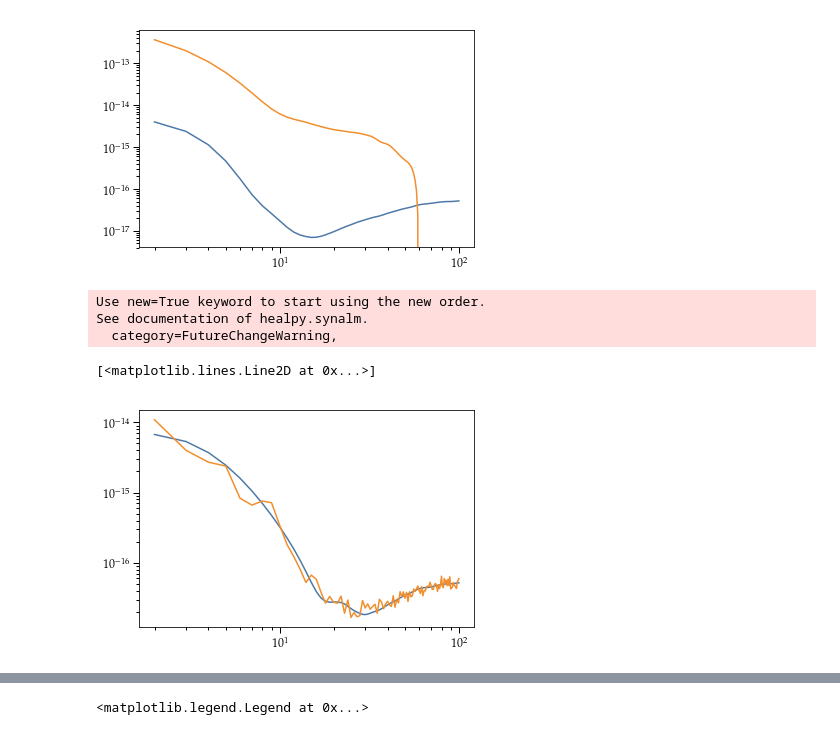
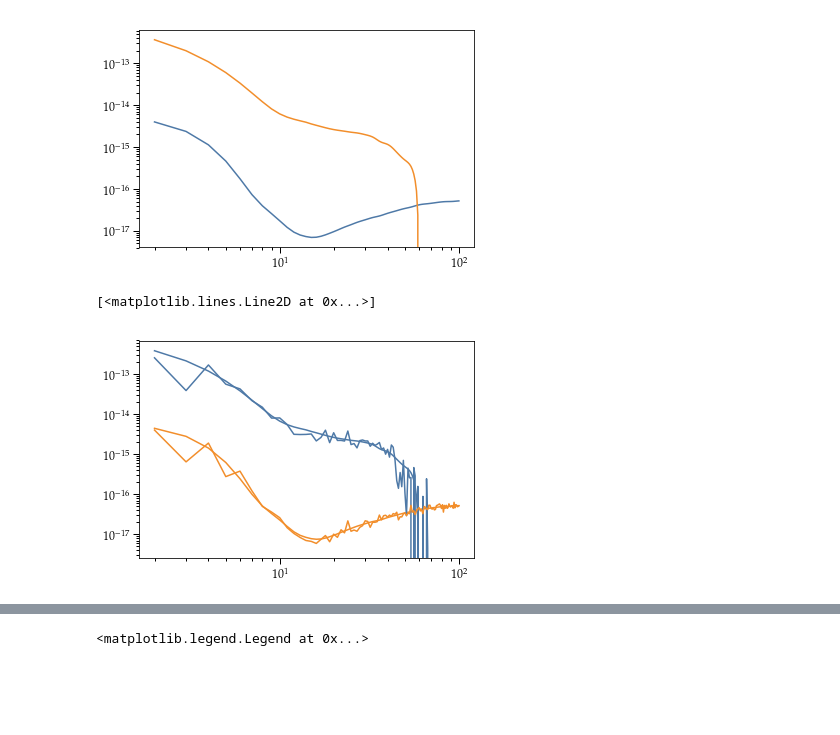
Before and after one commit to dncnwtts/low-ell-reionization, a Jupyter notebook: Fisher Testing.ipynb, the cells around one changed output, grey strips where cells are left out. Saved outputs shown, nothing was run; the diff lists cells and outputs as text; code cells hidden in the pictures; blank space fills up the shorter version.

```diff
--- a/Fisher Testing.ipynb
+++ b/Fisher Testing.ipynb
@@ -139,9 +147,15 @@ def twinplot(ell, Cl, axes=None, label=None, color='k', marker='.',
 
     return axes
 # %%
-def get_spectra(zreio, x_e, history=False, spectra=False, both=False, lmax=100, therm=False):
+def get_spectra(zreio, x_e, dz=0.5, history=False, spectra=False, both=False,
+                all_spectra=False, lmax=100, therm=False, zstartmax=50):
+    cosmo.struct_cleanup()
+    cosmo.empty()
     params['many_tanh_z'] = '3.5,' + str(zreio) +',28'
     params['many_tanh_xe'] = '-2,-1,'+str(max(x_e, 2e-4))
+    params['many_tanh_width'] = dz
+    params['reionization_z_start_max'] = zstartmax
+
     params['hyper_flat_approximation_nu'] = 7000. # The higher this is, the more exact
     params['transfer_neglect_delta_k_S_t0'] = 0.0017 # The lower these are, the more exact
     params['transfer_neglect_delta_k_S_t1'] = 0.0005
@@ -161,13 +175,22 @@ def get_spectra(zreio, x_e, history=False, spectra=False, both=False, lmax=100,
         z, xe = thermo['z'], thermo['x_e']
         cls = cosmo.lensed_cl(lmax)
         ell, EE, TE = cls['ell'], cls['ee'], cls['te']
-        return z, xe, ell, EE, TE
+        if all_spectra:
+            return z, xe, ell, EE, TE, cls['tt']
+        else:
+            return z, xe, ell, EE, TE
+
     elif therm:
-        return cosmo.get_thermodynamics()
+        therm = cosmo.get_thermodynamics()
+        return therm
     elif spectra:
         cls = cosmo.lensed_cl(lmax)
-        ell, EE, TE = cls['ell'], cls['ee'], cls['te']
-        return ell, EE, TE
+        ell, TT, EE, TE = cls['ell'], cls['tt'], cls['ee'], cls['te']
+        if all_spectra:
+            return ell, EE, TE, TT
+        else:
+            return ell, EE, TE
+
     elif history:
         thermo = cosmo.get_thermodynamics()
         z, xe = thermo['z'], thermo['x_e']
@@ -378,13 +583,14 @@ plt.loglog(ell[2:], te[2:])
 [figure]
 # %%
 import healpy as hp
-ell, ee, te = get_spectra(7, 0.2, spectra=True, lmax=lmax)
-plt.loglog(ell[2:], ee[2:])
-eehat = hp.alm2cl(hp.synalm(ee, lmax=lmax))
-plt.loglog(ell[2:], eehat[2:])
+ell, ee, te, tt = get_spectra(7.5, 0.0, spectra=True, lmax=lmax, all_spectra=True)
+plt.loglog(ell[2:], te[2:], color='C0')
+plt.loglog(ell[2:], ee[2:], color='C1')
+clhat = hp.alm2cl(hp.synalm(np.array([tt, ee, 0*ee, te]), lmax=lmax, new=True))
+eehat = clhat[1]
+tehat = clhat[3]
+plt.loglog(ell[2:], tehat[2:], color='C0')
+plt.loglog(ell[2:], eehat[2:], color='C1')
 # %% [output]
-Use new=True keyword to start using the new order.
-See documentation of healpy.synalm.
-  category=FutureChangeWarning,
+[<matplotlib.lines.Line2D at 0x...>]
-[<matplotlib.lines.Line2D at 0x...>]
-[figure, old version]
+[figure, new version]
```
Also changed, not shown: parts of 69 cells of this notebook, 1 other file.
